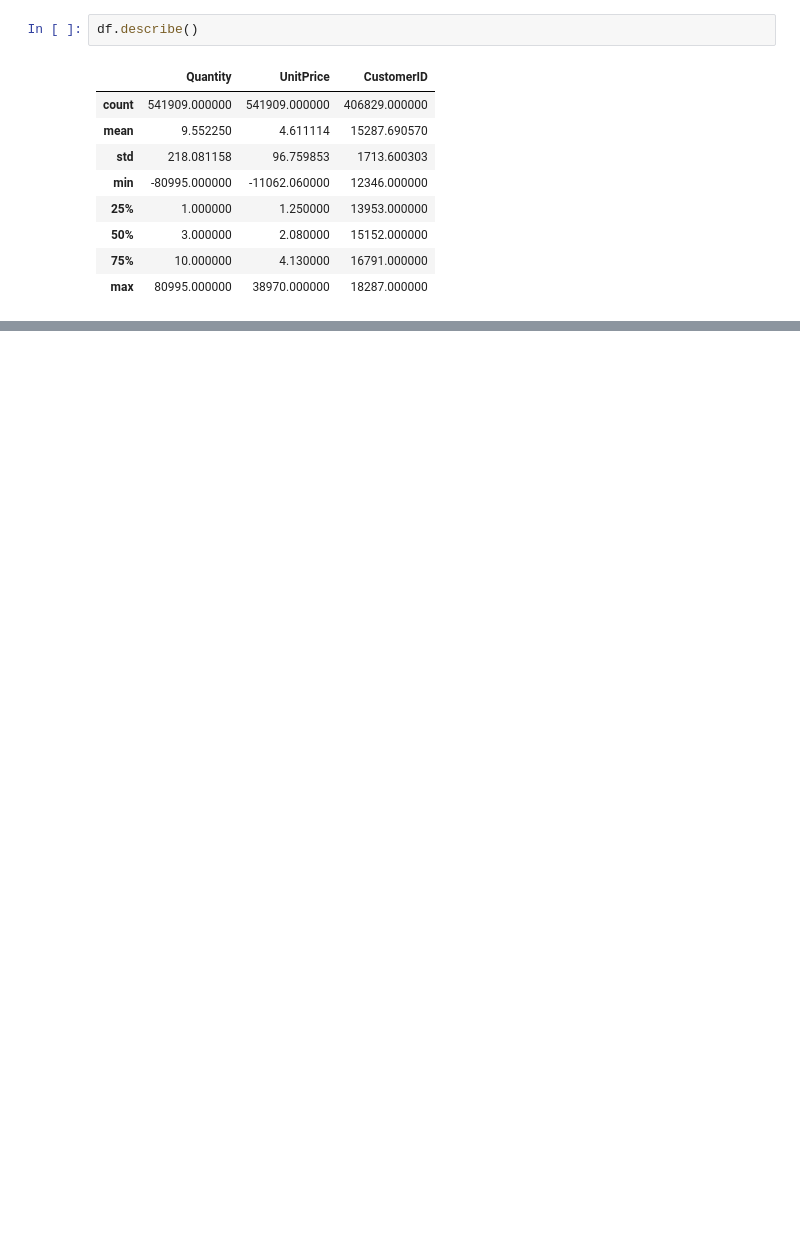
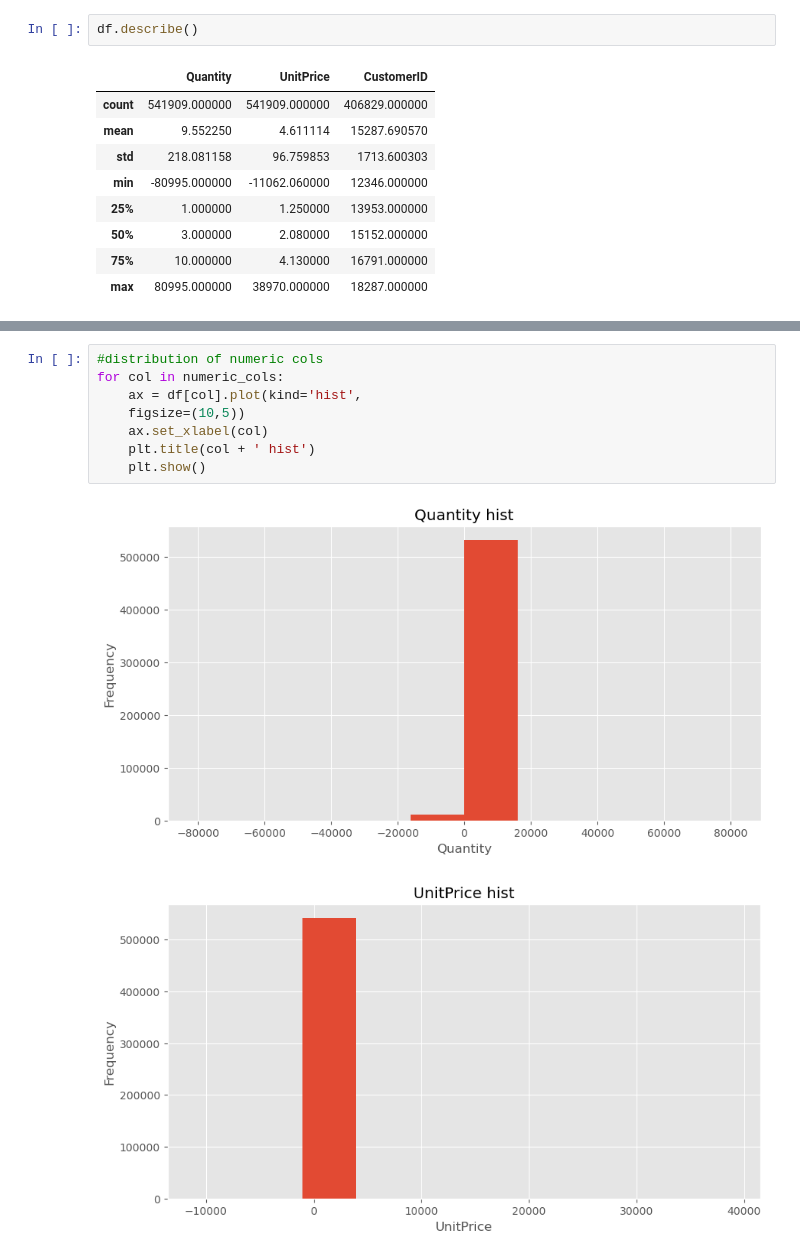
Before and after one commit to obaliuta/tata_retail_eda_visual, a Jupyter notebook: notebook.ipynb, the cells around one changed output, grey strips where cells are left out. Drawn from its saved outputs; the diff is of its cells as text; blank space fills up the shorter version.

```diff
--- a/notebook.ipynb
+++ b/notebook.ipynb
@@ -144,0 +199,11 @@ numeric_cols
+# %%
+#distribution of numeric cols
+for col in numeric_cols:
+    ax = df[col].plot(kind='hist',
+    figsize=(10,5))
+    ax.set_xlabel(col)
+    plt.title(col + ' hist')
+    plt.show()
+# %% [output]
+[figure, added]
+[figure, added]
```
Also changed, not shown: parts of 21 cells of this notebook.
